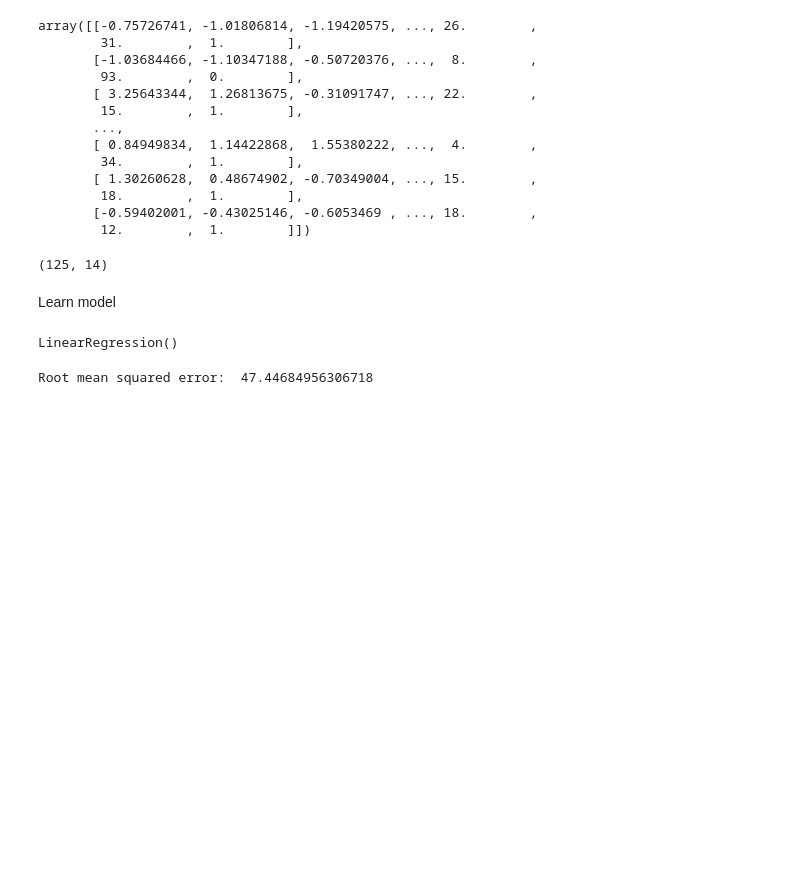
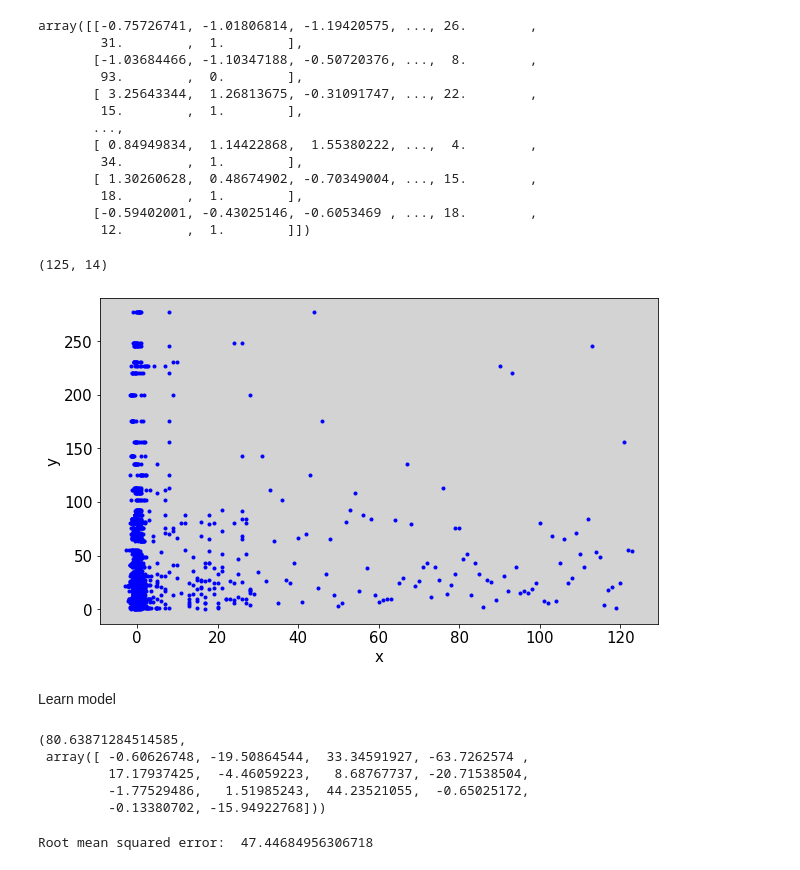
Before and after one commit to KacperUrban/Predict-car-sales, a Jupyter notebook: Car_predict.ipynb, the cells around one changed output. Saved outputs shown, nothing was run; the diff lists cells and outputs as text; code cells hidden in the pictures; blank space fills up the shorter version.

Commit message:
Add graphical representation of data and how fit model to data

```diff
--- a/Car_predict.ipynb
+++ b/Car_predict.ipynb
@@ -259,6 +244,16 @@ array([[-0.75726741, -1.01806814, -1.19420575, ..., 26.        ,
 cars_prepared.shape
 # %% [output]
 (125, 14)
+# %%
+# graphical representation of test data
+plt.xlabel("x", size=15)
+plt.ylabel("y", size=15)
+plt.xticks(size=15)
+plt.yticks(size=15)
+plt.plot(cars_prepared, car_labels, 'b.')
+plt.show()
+# %% [output]
+[figure, added]
 # %% [markdown]
 Learn model
 # %%
@@ -267,8 +262,13 @@ from sklearn.linear_model import LinearRegression
 
 lin_reg = LinearRegression()
 lin_reg.fit(cars_prepared, car_labels)
+lin_reg.intercept_, lin_reg.coef_
 # %% [output]
-LinearRegression()
+(80.63871284514585,
+ array([ -0.60626748, -19.50864544,  33.34591927, -63.7262574 ,
+         17.17937425,  -4.46059223,   8.68767737, -20.71538504,
+         -1.77529486,   1.51985243,  44.23521055,  -0.65025172,
+         -0.13380702, -15.94922768]))
 # %%
 from sklearn.metrics import mean_squared_error
 
```
Also changed, not shown: parts of 5 cells of this notebook.
